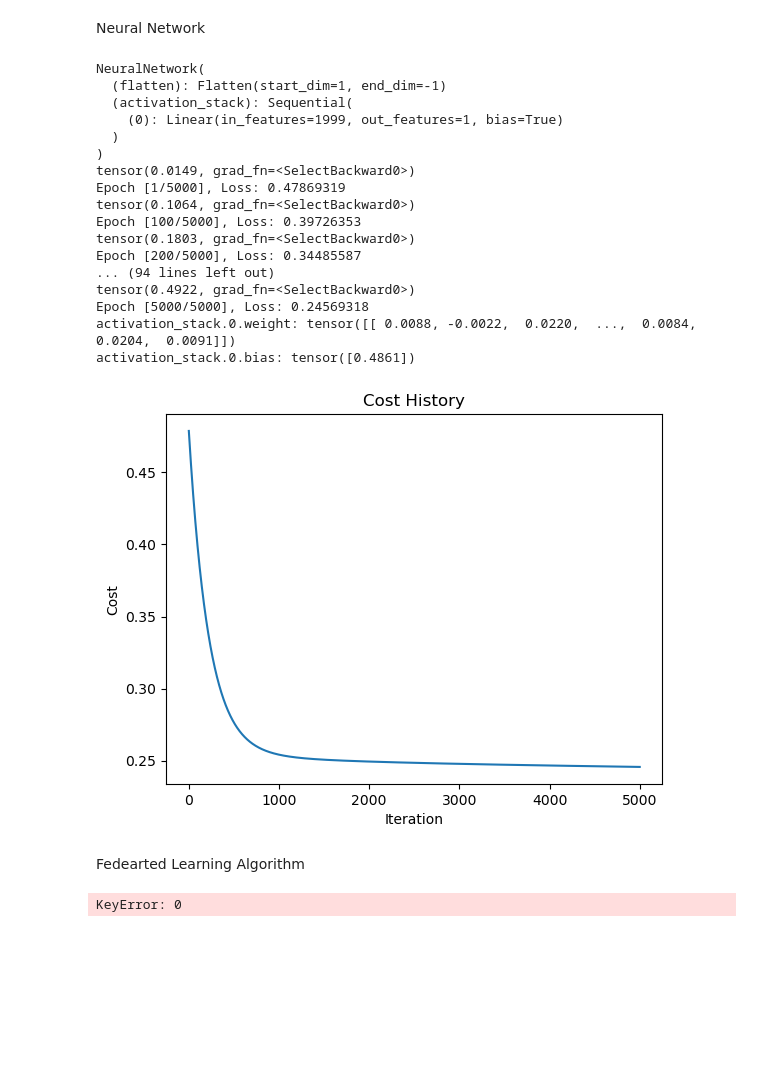
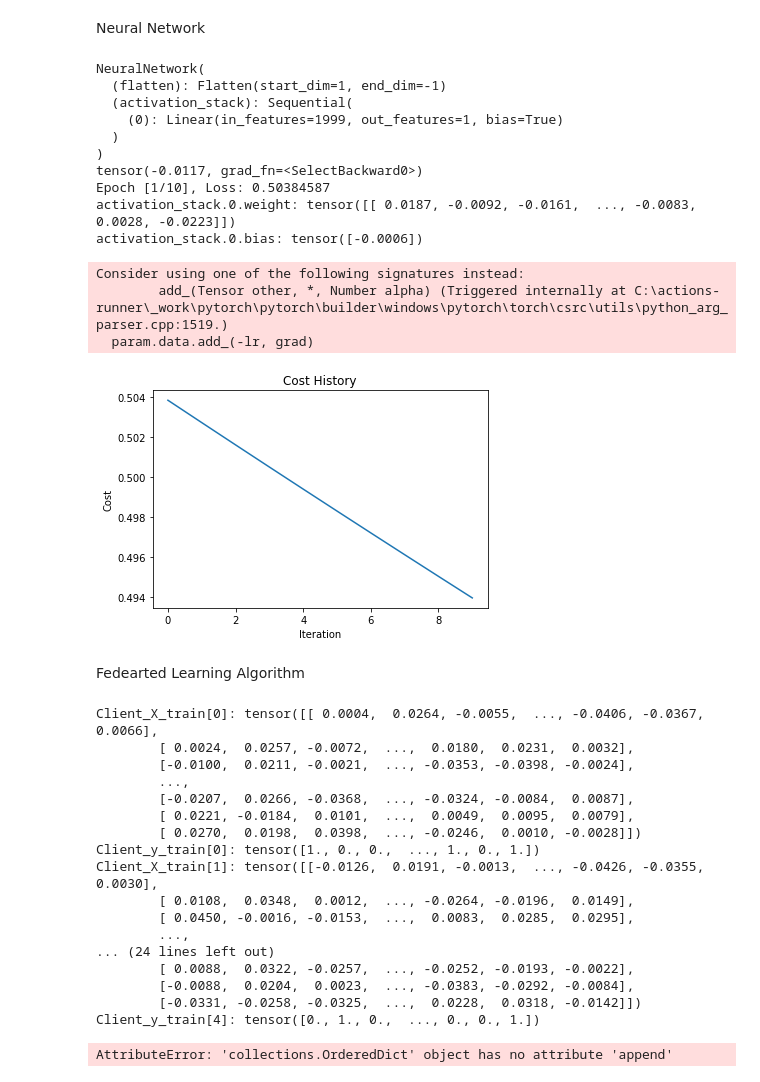
Before and after one commit to AssoStudent/FTEC4998, a Jupyter notebook: Combine.ipynb, the cells around one changed output. Drawn from its saved outputs; the diff is of its cells as text; code cells hidden in the pictures; blank space fills up the shorter version.

```diff
--- a/Combine.ipynb
+++ b/Combine.ipynb
@@ -56,7 +61,7 @@ from typing import List, Optional
 #X_prediction_tensor = torch.from_numpy(X_prediction_normalized)
 # %%
 # Loading training data
-dataset = pd.read_csv("epsilon_normalized.txt", sep=' ', header=None, nrows=20000)
+dataset = pd.read_csv("epsilon_normalized", sep=' ', header=None, nrows=20000)
 dataset = dataset.to_numpy()
 for i in range(1, dataset.shape[1]-1):
     dataset[:, i] = [float(value.split(':')[1]) if isinstance(value, str) else value for value in dataset[:, i]]
@@ -399,7 +417,7 @@ class NeuralNetwork(nn.Module):
 
 # Define the learning rate and number of epochs
 learning_rate = 0.001
-num_epochs = 5000
+num_epochs = 10
 
 # Define the model parameters
 cost_history = []
@@ -438,44 +456,40 @@ for epoch in range(num_epochs):
         print(f'Epoch [{epoch+1}/{num_epochs}], Loss: {loss.item():.8f}')
 
 # Print learned parameters
 for name, param in NeuralNetwork_model.named_parameters():
     if param.requires_grad:
         print(f'{name}: {param.data}')
 
 
 # Plot the cost history
 plt.plot(cost_history)
 plt.xlabel("Iteration")
 plt.ylabel("Cost")
 plt.title("Cost History")
 plt.show()
 
 # Calculate train error rate
 # train_error_rate = calculate_error_rate(X_train_normalized,  y_train, w.T.detach().numpy(), b.detach().numpy())
 # print("Train error rate:", train_error_rate)
 
 # Calculate test error rate if test data is provided
 # if X_test is not None and y_test is not None:
 #    test_error_rate = calculate_error_rate(X_test_normalized, y_test, w.T.detach().numpy(), b.detach().numpy())
 #    print("Test error rate:", test_error_rate)
 # %% [output]
 NeuralNetwork(
   (flatten): Flatten(start_dim=1, end_dim=-1)
   (activation_stack): Sequential(
     (0): Linear(in_features=1999, out_features=1, bias=True)
   )
 )
-tensor(0.0149, grad_fn=<SelectBackward0>)
-Epoch [1/5000], Loss: 0.47869319
-tensor(0.1064, grad_fn=<SelectBackward0>)
-Epoch [100/5000], Loss: 0.39726353
-tensor(0.1803, grad_fn=<SelectBackward0>)
-Epoch [200/5000], Loss: 0.34485587
-... (94 lines left out)
-tensor(0.4922, grad_fn=<SelectBackward0>)
-Epoch [5000/5000], Loss: 0.24569318
-activation_stack.0.weight: tensor([[ 0.0088, -0.0022,  0.0220,  ...,  0.0084,  0.0204,  0.0091]])
-activation_stack.0.bias: tensor([0.4861])
+tensor(-0.0117, grad_fn=<SelectBackward0>)
+Epoch [1/10], Loss: 0.50384587
+activation_stack.0.weight: tensor([[ 0.0187, -0.0092, -0.0161,  ..., -0.0083,  0.0028, -0.0223]])
+activation_stack.0.bias: tensor([-0.0006])
+Consider using one of the following signatures instead:
+        add_(Tensor other, *, Number alpha) (Triggered internally at C:\actions-runner\_work\pytorch\pytorch\builder\windows\pytorch\torch\csrc\utils\python_arg_parser.cpp:1519.)
+  param.data.add_(-lr, grad)
-[figure, old version]
+[figure, new version]
 # %% [markdown]
 Fedearted Learning Algorithm
@@ -486,21 +496,21 @@ def split_data_for_client():
 # %%
 # Define a custom class for each client so they can update separately
 class ClientUpdate:
-    def __init__(self, model, criterion, optimizer, train_data):
+    def __init__(self, model, criterion, optimizer, X_train, y_train):
         self.model = model
         self.criterion = criterion
         self.optimizer = optimizer
-        self.train_data = train_data
+        self.X_train = X_train
+        self.y_train = y_train
 
     def update_weights(self, num_epochs):
         self.model.train()
         for epoch in range(num_epochs):
-            for inputs, targets in self.train_data:
-                self.optimizer.zero_grad()
-                outputs = self.model(inputs)
-                loss = self.criterion(outputs, targets)
-                loss.backward()
-                self.optimizer.step()
+            outputs = self.model(self.X_train.float())
+            self.optimizer.zero_grad()
+            loss = self.criterion(outputs, self.y_train.float())
+            loss.backward()
+            self.optimizer.step()
 
         return self.model.state_dict()
 
@@ -518,6 +528,7 @@ learning_rate = 0.01
 num_epochs = 5000
 batch_size = 1
 num_clients = 5
+local_update_epochs = 1
 
 # Define the model parameters
 cost_history = []
@@ -527,22 +538,26 @@ model = NeuralNetwork()
 criterion = torch.nn.MSELoss()
 optimizer = custom_optimizer_SGD(model.parameters(), lr=learning_rate)
 
-# Add the client data to the train_data list
-data
+# Preprocess the client data
+X_train_client = [None] * num_clients
+y_train_client = [None] * num_clients
+client_row = math.floor( X_train_tensor.size(dim=0) / num_clients )
+for client in range(num_clients):
+    X_train_client[client] = X_train_tensor[(client)*client_row : (client+1)*client_row]
+    y_train_client[client] = y_train_tensor[(client)*client_row : (client+1)*client_row]
+    print(f'Client_X_train[{client}]: {X_train_client[client]}')
+    print(f'Client_y_train[{client}]: {y_train_client[client]}')
 
 # Perform training
-num_clients = len(train_data)
 global_weights = model.state_dict()
-
 for epoch in range(num_epochs):
     m = max(num_clients, 1)
     selected_clients = torch.randperm(num_clients)[:m]
     loss = 0.00
 
     for client in selected_clients:
-        client_data = train_data[client]
-        client_update = ClientUpdate(model, criterion, optimizer, client_data[client])
-        client_weights = client_update.update_weights(num_epochs)
+        client_update = ClientUpdate(model, criterion, optimizer, X_train_client[client], y_train_client[client])
+        client_weights = client_update.update_weights(local_update_epochs)
 
         # Send client weights to the server
         send_client_weights(global_weights, client_weights)
@@ -561,4 +576,21 @@ for epoch in range(num_epochs):
         print(outputs[1])
         print(f'Epoch [{epoch+1}/{num_epochs}], Loss: {loss.item():.8f}')
 # %% [output]
-KeyError: 0
+Client_X_train[0]: tensor([[ 0.0004,  0.0264, -0.0055,  ..., -0.0406, -0.0367,  0.0066],
+        [ 0.0024,  0.0257, -0.0072,  ...,  0.0180,  0.0231,  0.0032],
+        [-0.0100,  0.0211, -0.0021,  ..., -0.0353, -0.0398, -0.0024],
+        ...,
+        [-0.0207,  0.0266, -0.0368,  ..., -0.0324, -0.0084,  0.0087],
+        [ 0.0221, -0.0184,  0.0101,  ...,  0.0049,  0.0095,  0.0079],
+        [ 0.0270,  0.0198,  0.0398,  ..., -0.0246,  0.0010, -0.0028]])
+Client_y_train[0]: tensor([1., 0., 0.,  ..., 1., 0., 1.])
+Client_X_train[1]: tensor([[-0.0126,  0.0191, -0.0013,  ..., -0.0426, -0.0355,  0.0030],
+        [ 0.0108,  0.0348,  0.0012,  ..., -0.0264, -0.0196,  0.0149],
+        [ 0.0450, -0.0016, -0.0153,  ...,  0.0083,  0.0285,  0.0295],
+        ...,
+... (24 lines left out)
+        [ 0.0088,  0.0322, -0.0257,  ..., -0.0252, -0.0193, -0.0022],
+        [-0.0088,  0.0204,  0.0023,  ..., -0.0383, -0.0292, -0.0084],
+        [-0.0331, -0.0258, -0.0325,  ...,  0.0228,  0.0318, -0.0142]])
+Client_y_train[4]: tensor([0., 1., 0.,  ..., 0., 0., 1.])
+AttributeError: 'collections.OrderedDict' object has no attribute 'append'
```
Also changed, not shown: parts of 6 cells of this notebook.
